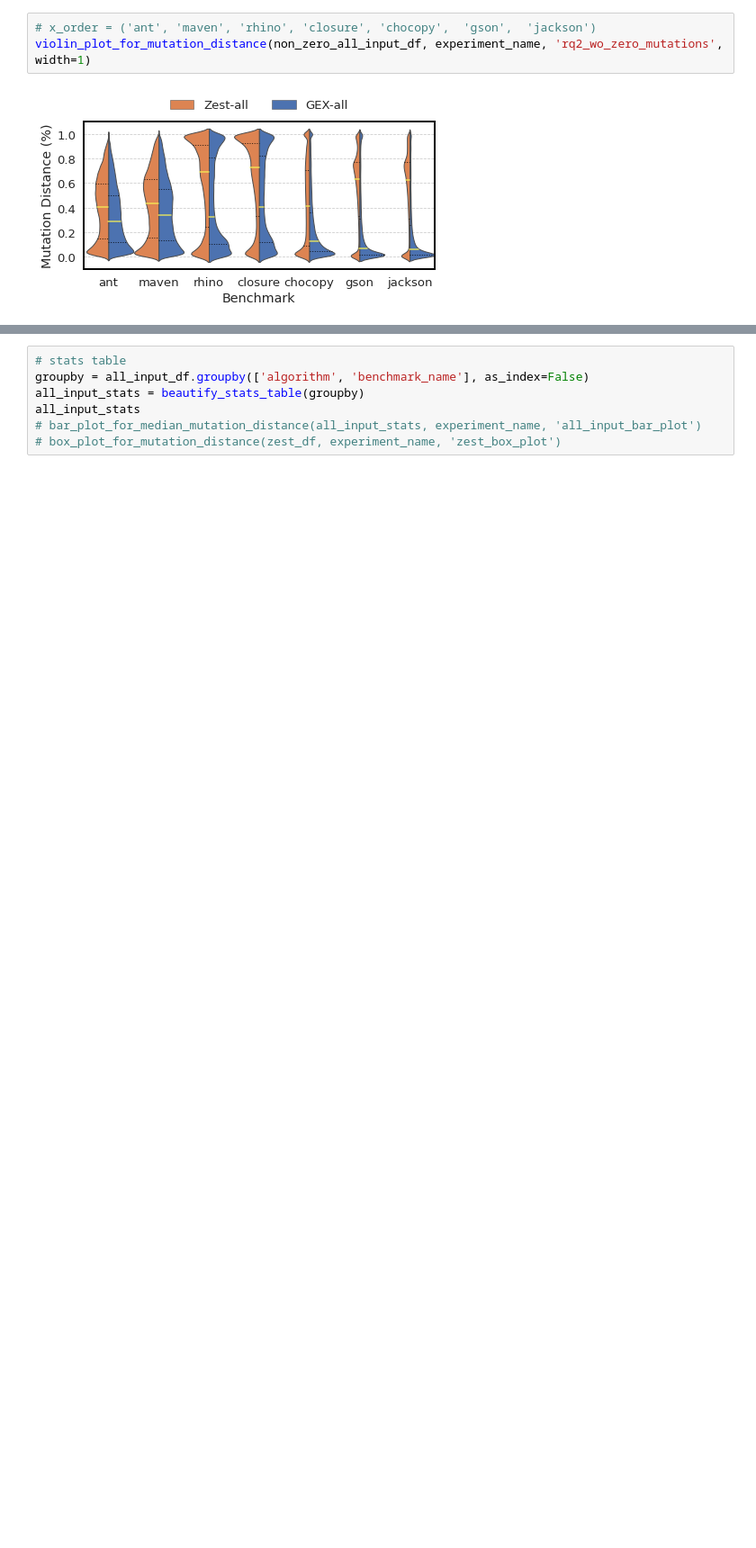
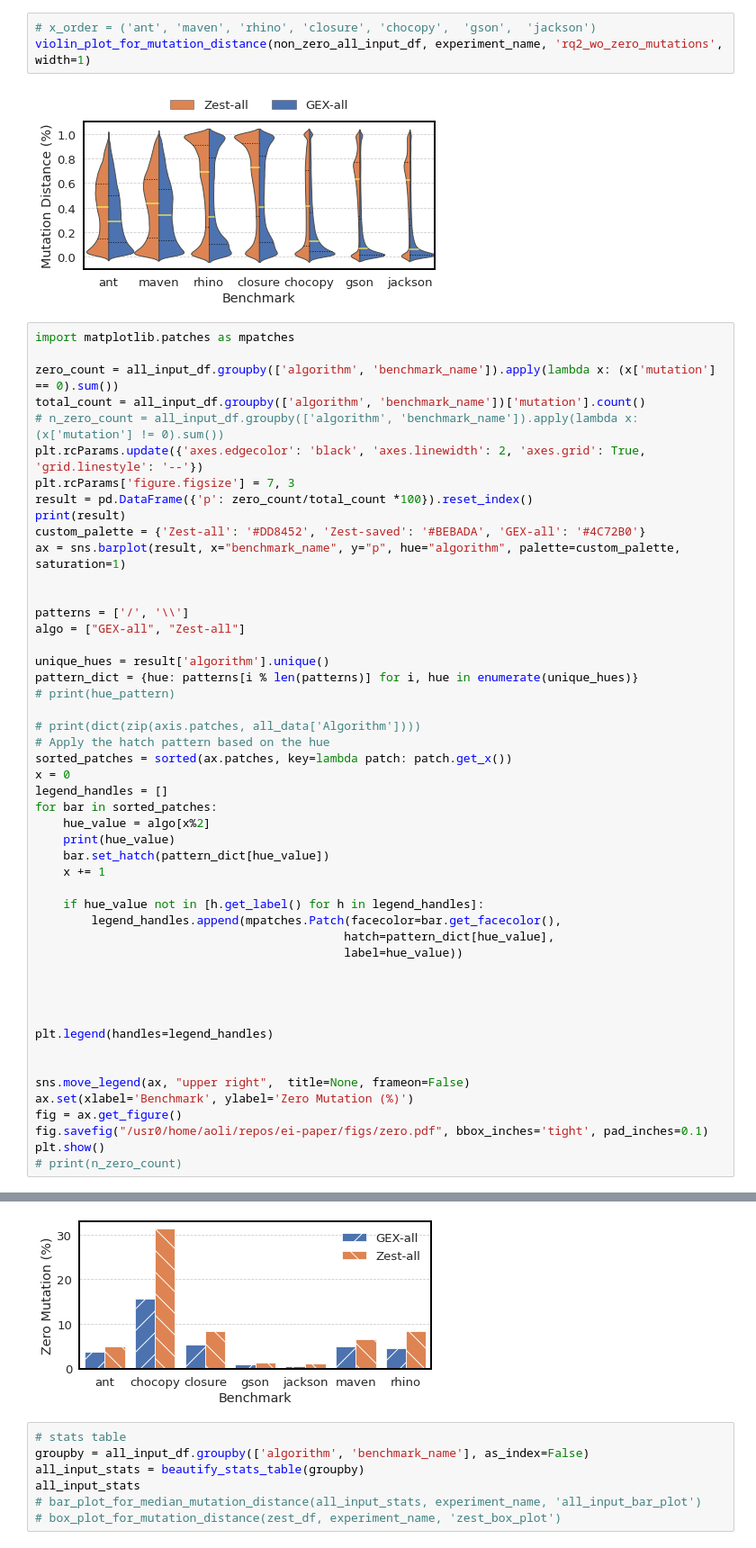
Before and after one commit to aoli-al/JQF-ei, a Jupyter notebook: scripts/experiments/ei/ei-ubc/data_exploration.ipynb, the cells around one changed output, grey strips where cells are left out. Shown at 90% size. Saved outputs shown, nothing was run; the diff lists cells and outputs as text; blank space fills up the shorter version.

```diff
--- a/scripts/experiments/ei/ei-ubc/data_exploration.ipynb
+++ b/scripts/experiments/ei/ei-ubc/data_exploration.ipynb
@@ -146,3 +145,53 @@ violin_plot_for_mutation_distance(all_input_df, experiment_name, 'rq2_zest_vs_ei
 violin_plot_for_mutation_distance(non_zero_all_input_df, experiment_name, 'rq2_wo_zero_mutations', width=1)
 # %% [output]
 [figure]
+# %%
+import matplotlib.patches as mpatches
+
+zero_count = all_input_df.groupby(['algorithm', 'benchmark_name']).apply(lambda x: (x['mutation'] == 0).sum())
+total_count = all_input_df.groupby(['algorithm', 'benchmark_name'])['mutation'].count()
+# n_zero_count = all_input_df.groupby(['algorithm', 'benchmark_name']).apply(lambda x: (x['mutation'] != 0).sum())
+plt.rcParams.update({'axes.edgecolor': 'black', 'axes.linewidth': 2, 'axes.grid': True, 'grid.linestyle': '--'})
+plt.rcParams['figure.figsize'] = 7, 3
+result = pd.DataFrame({'p': zero_count/total_count *100}).reset_index()
+print(result)
+custom_palette = {'Zest-all': '#DD8452', 'Zest-saved': '#BEBADA', 'GEX-all': '#4C72B0'}
+ax = sns.barplot(result, x="benchmark_name", y="p", hue="algorithm", palette=custom_palette, saturation=1)
+
+
+patterns = ['/', '\\']
+algo = ["GEX-all", "Zest-all"]
+
+unique_hues = result['algorithm'].unique()
+pattern_dict = {hue: patterns[i % len(patterns)] for i, hue in enumerate(unique_hues)}
+# print(hue_pattern)
+
+# print(dict(zip(axis.patches, all_data['Algorithm'])))
+# Apply the hatch pattern based on the hue
+sorted_patches = sorted(ax.patches, key=lambda patch: patch.get_x())
+x = 0
+legend_handles = []
+for bar in sorted_patches:
+    hue_value = algo[x%2]
+    print(hue_value)
+    bar.set_hatch(pattern_dict[hue_value])
+    x += 1
+
+    if hue_value not in [h.get_label() for h in legend_handles]:
+        legend_handles.append(mpatches.Patch(facecolor=bar.get_facecolor(),
+                                            hatch=pattern_dict[hue_value],
+                                            label=hue_value))
+
+
+
+
+plt.legend(handles=legend_handles)
+
+
+sns.move_legend(ax, "upper right",  title=None, frameon=False)
+ax.set(xlabel='Benchmark', ylabel='Zero Mutation (%)')
+fig = ax.get_figure()
+fig.savefig("/usr0/home/aoli/repos/ei-paper/figs/zero.pdf", bbox_inches='tight', pad_inches=0.1)
+plt.show()
+# print(n_zero_count)
+# %% [output]
@@ -149,3 +215,4 @@ violin_plot_for_mutation_distance(non_zero_all_input_df, experiment_name, 'rq2_w
+[figure, added]
 # %%
 # stats table
 groupby = all_input_df.groupby(['algorithm', 'benchmark_name'], as_index=False)
```
Also changed, not shown: parts of 3 cells of this notebook.
